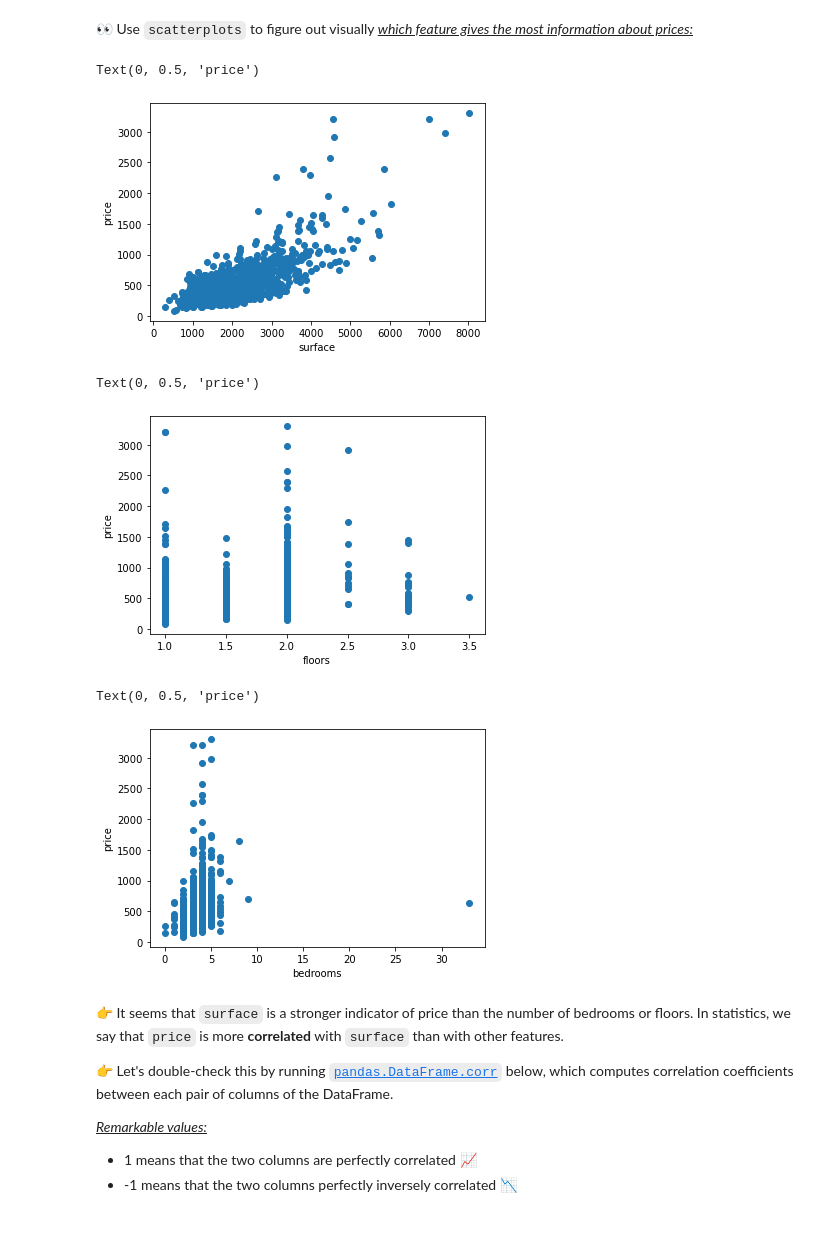
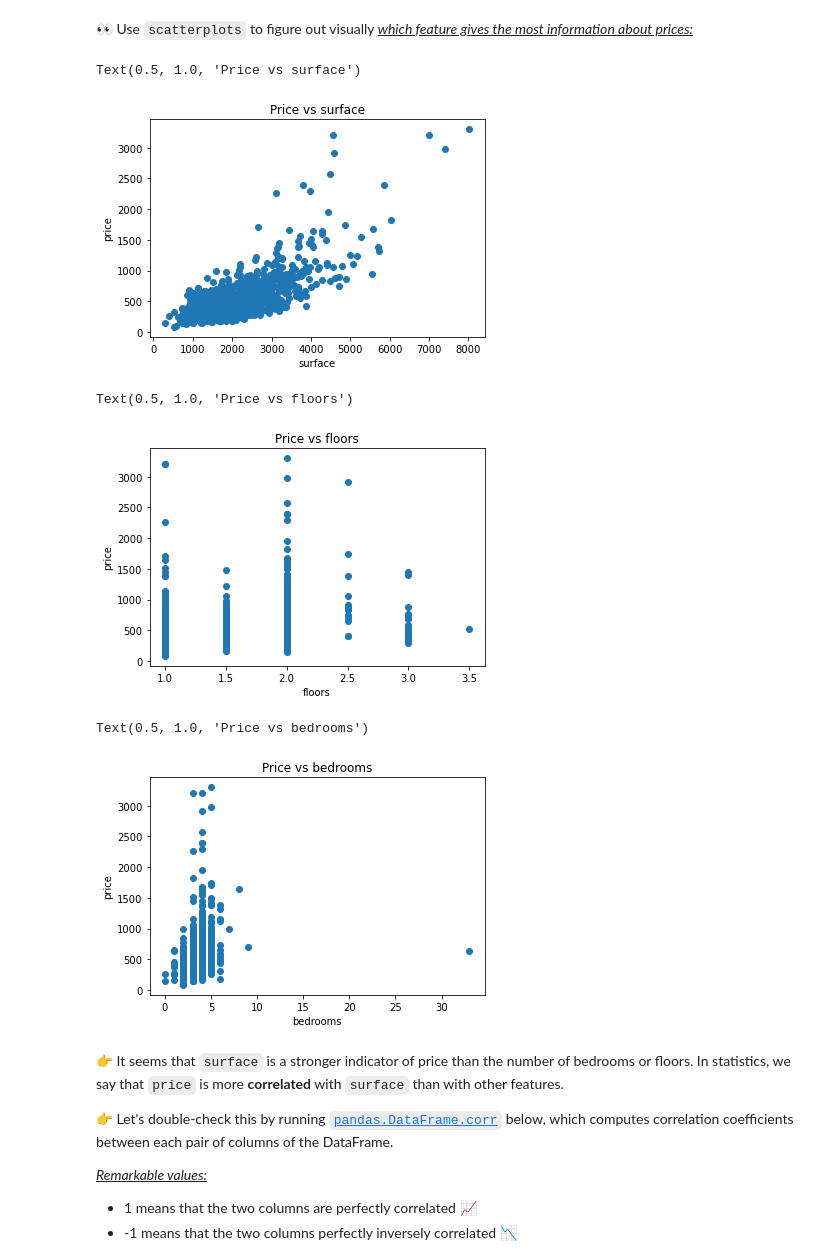
Before and after one commit to lilifull/Brief_7, a Jupyter notebook: estimation_avancee_immo.ipynb, the cells around one changed output. Drawn from its saved outputs; the diff is of its cells as text; code cells hidden in the pictures; blank space fills up the shorter version.

```diff
--- a/estimation_avancee_immo.ipynb
+++ b/estimation_avancee_immo.ipynb
@@ -61,24 +62,27 @@ df
 # %%
 plot_surface = plt.scatter(df.surface, df.price)
 plt.xlabel("surface")
 plt.ylabel("price")
+plt.title("Price vs surface")
 # %% [output]
-Text(0, 0.5, 'price')
+Text(0.5, 1.0, 'Price vs surface')
-[figure, old version]
+[figure, new version]
 # %%
 plt.scatter(df.floors, df.price)
 plt.xlabel("floors")
 plt.ylabel("price")
+plt.title("Price vs floors")
 # %% [output]
-Text(0, 0.5, 'price')
+Text(0.5, 1.0, 'Price vs floors')
-[figure, old version]
+[figure, new version]
 # %%
 plt.scatter(df.bedrooms, df.price)
 plt.xlabel("bedrooms")
 plt.ylabel("price")
+plt.title("Price vs bedrooms")
 # %% [output]
-Text(0, 0.5, 'price')
+Text(0.5, 1.0, 'Price vs bedrooms')
-[figure, old version]
+[figure, new version]
 # %% [markdown]
 👉 It seems that `surface` is a stronger indicator of price than the number of bedrooms or floors. In statistics, we say that `price` is more **correlated** with `surface` than with other features.
 
```
Also changed, not shown: parts of 29 cells of this notebook, 1 other file.
